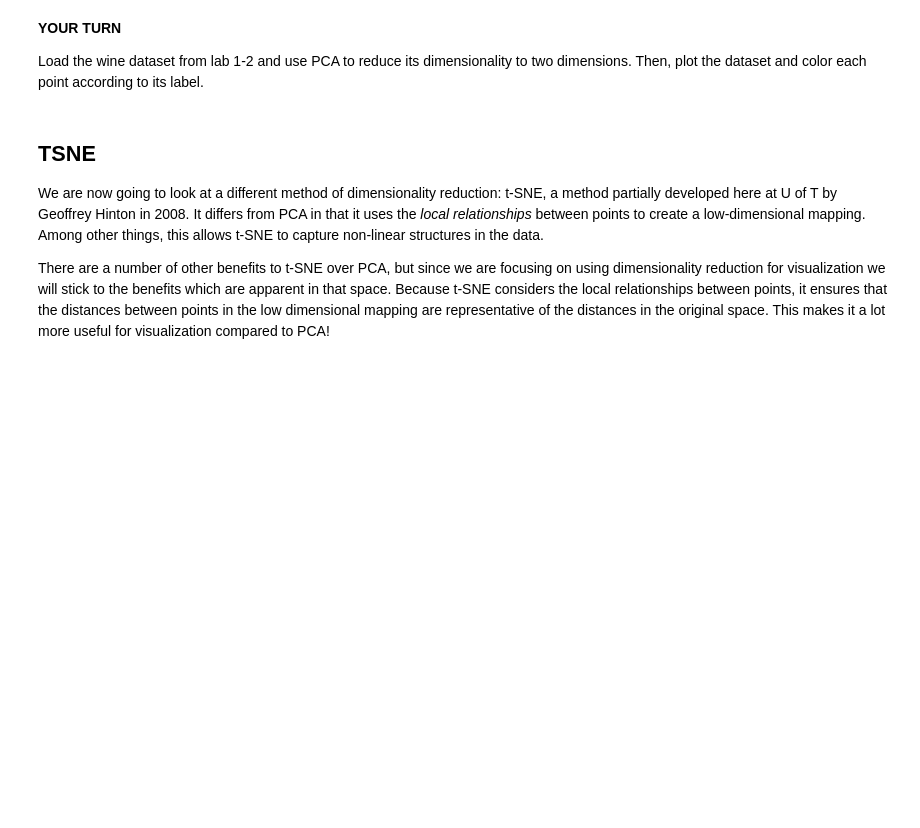
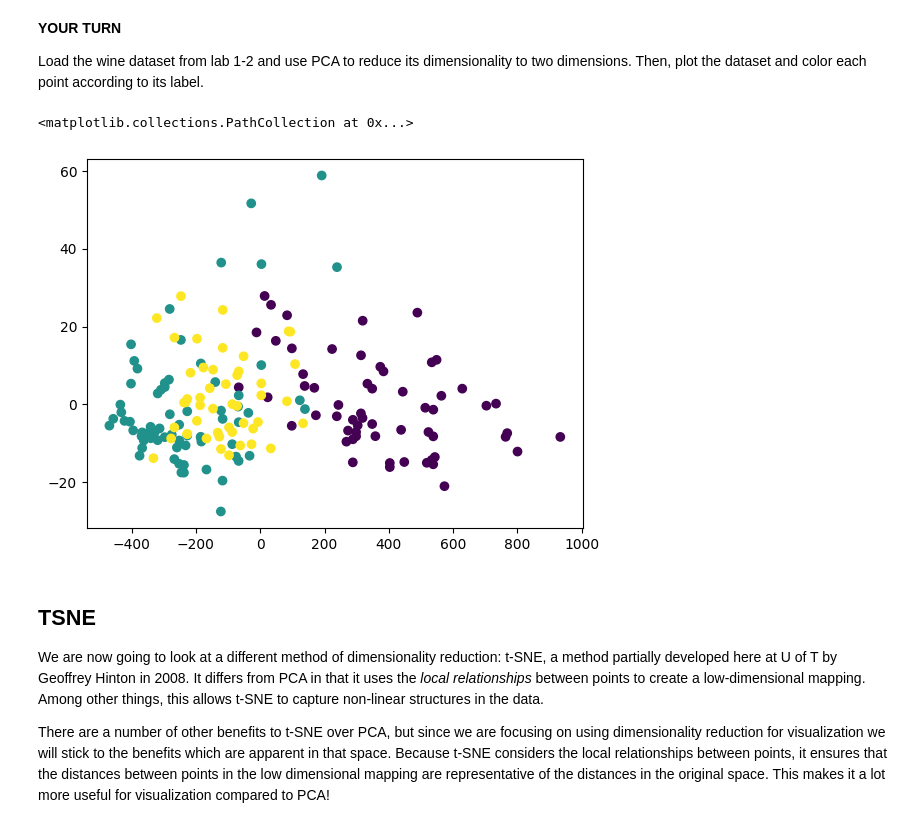
Before and after one commit to upadhyan/SUDS-2024-Bootcamp-Friday, a Jupyter notebook: Unsupervised_Learning.ipynb, the cells around one changed output. Drawn from its saved outputs; the diff is of its cells as text; code cells hidden in the pictures; blank space fills up the shorter version.

```diff
--- a/Unsupervised_Learning.ipynb
+++ b/Unsupervised_Learning.ipynb
@@ -259,11 +310,16 @@ Load the wine dataset from lab 1-2 and use PCA to reduce its dimensionality to t
 # %%
 from sklearn.datasets import load_wine
 
 wine_data = load_wine()
 
 feature_data = wine_data.data
 
-#Insert your code here
+pca = PCA(n_components = 2)
+X_pca = pca.fit_transform(feature_data)
+plt.scatter(X_pca[:,0], X_pca[:,1], c = wine_data.target)
+# %% [output]
+<matplotlib.collections.PathCollection at 0x...>
+[figure, added]
 # %% [markdown]
 ## TSNE
 
```
Also changed, not shown: parts of 20 cells of this notebook, 2 other files.
